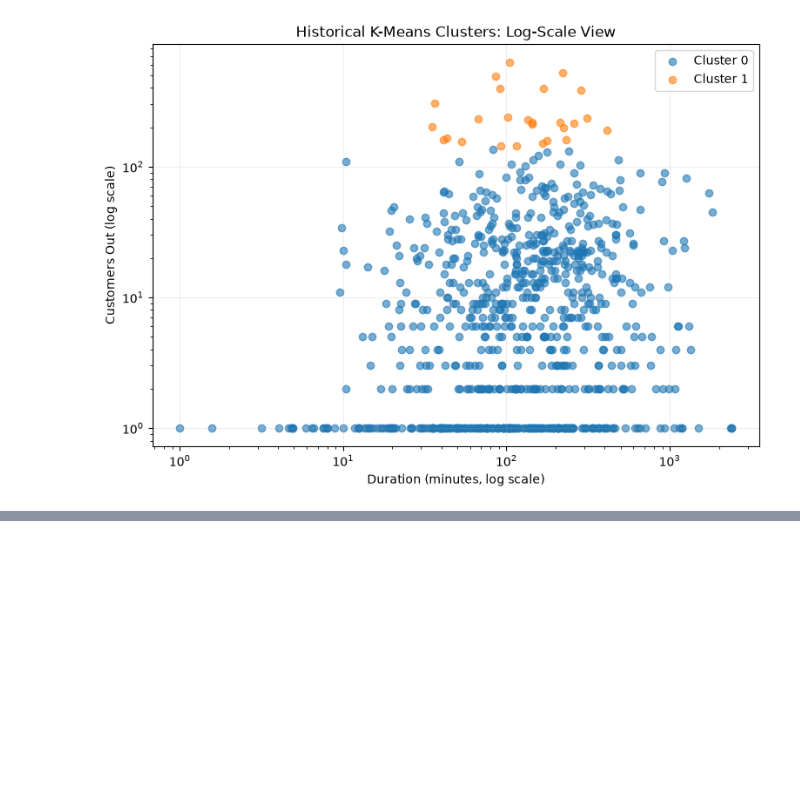
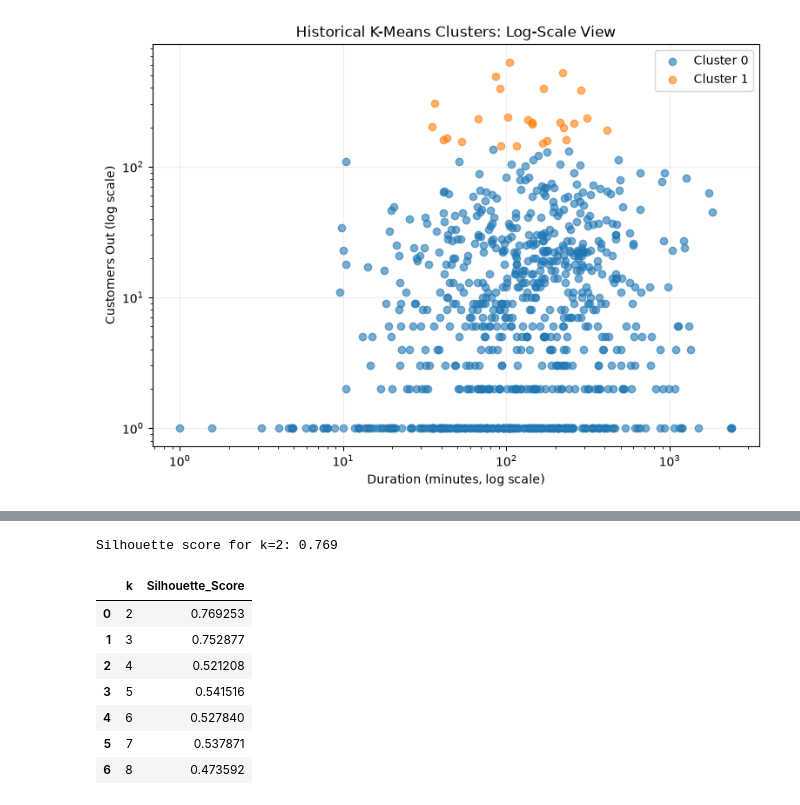
Before and after one commit to markasmithks/vegetation-outage-ML-project, a Jupyter notebook: vegetation-validation/notebooks/01_validate_historical_analysis.ipynb, the cells around one changed output, grey strips where cells are left out. Saved outputs shown, nothing was run; the diff lists cells and outputs as text; code cells hidden in the pictures; blank space fills up the shorter version.

```diff
--- a/vegetation-validation/notebooks/01_validate_historical_analysis.ipynb
+++ b/vegetation-validation/notebooks/01_validate_historical_analysis.ipynb
@@ -521,0 +615,41 @@ plt.show()
+# %%
+from sklearn.metrics import silhouette_score
+
+silhouette_k2 = silhouette_score(
+    X_scaled,
+    cluster_data["Cluster"]
+)
+
+print(f"Silhouette score for k=2: {silhouette_k2:.3f}")
+# %% [output]
+Silhouette score for k=2: 0.769
+# %%
+silhouette_results = []
+
+for k in range(2, 9):
+    model = KMeans(
+        n_clusters=k,
+        random_state=42,
+        n_init=10
+    )
+
+    labels = model.fit_predict(X_scaled)
+    score = silhouette_score(X_scaled, labels)
+
+    silhouette_results.append({
+        "k": k,
+        "Silhouette_Score": score
+    })
+
+silhouette_results = pd.DataFrame(silhouette_results)
+
+silhouette_results
+# %% [output]
+|  | k | Silhouette_Score |
+| 0 | 2 | 0.769253 |
+| 1 | 3 | 0.752877 |
+| 2 | 4 | 0.521208 |
+| 3 | 5 | 0.541516 |
+| 4 | 6 | 0.527840 |
+| 5 | 7 | 0.537871 |
+| 6 | 8 | 0.473592 |
```
Also changed, not shown: parts of 9 cells of this notebook.
